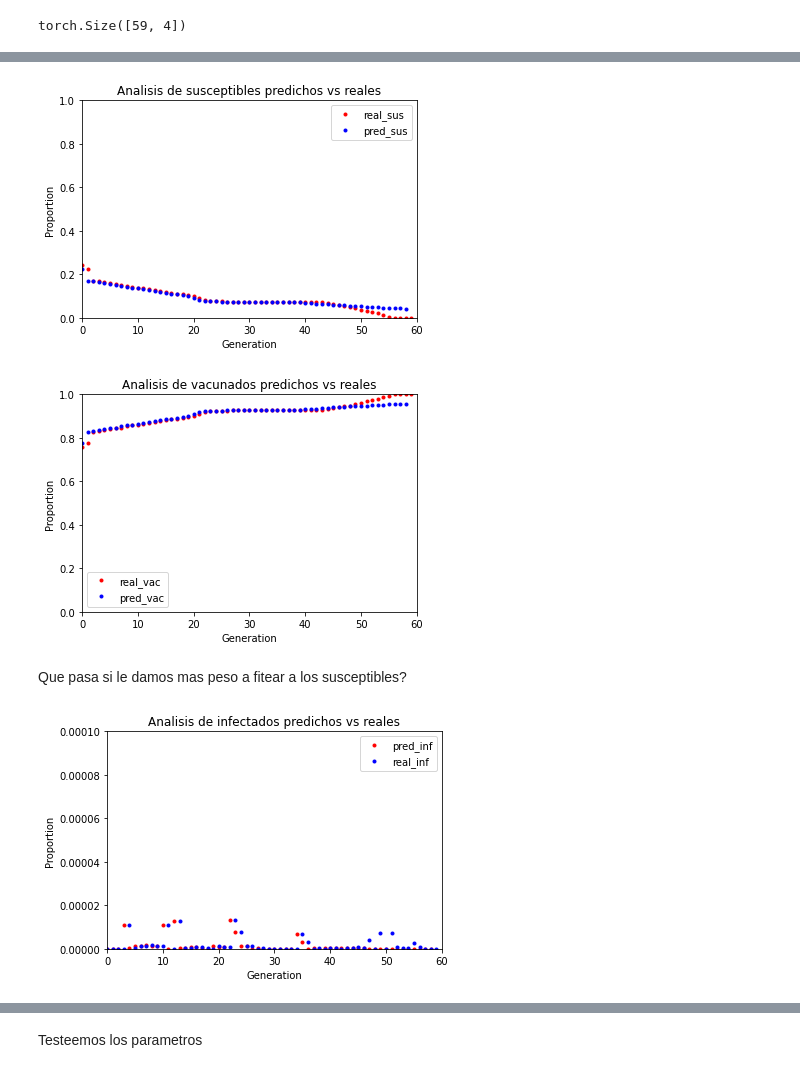
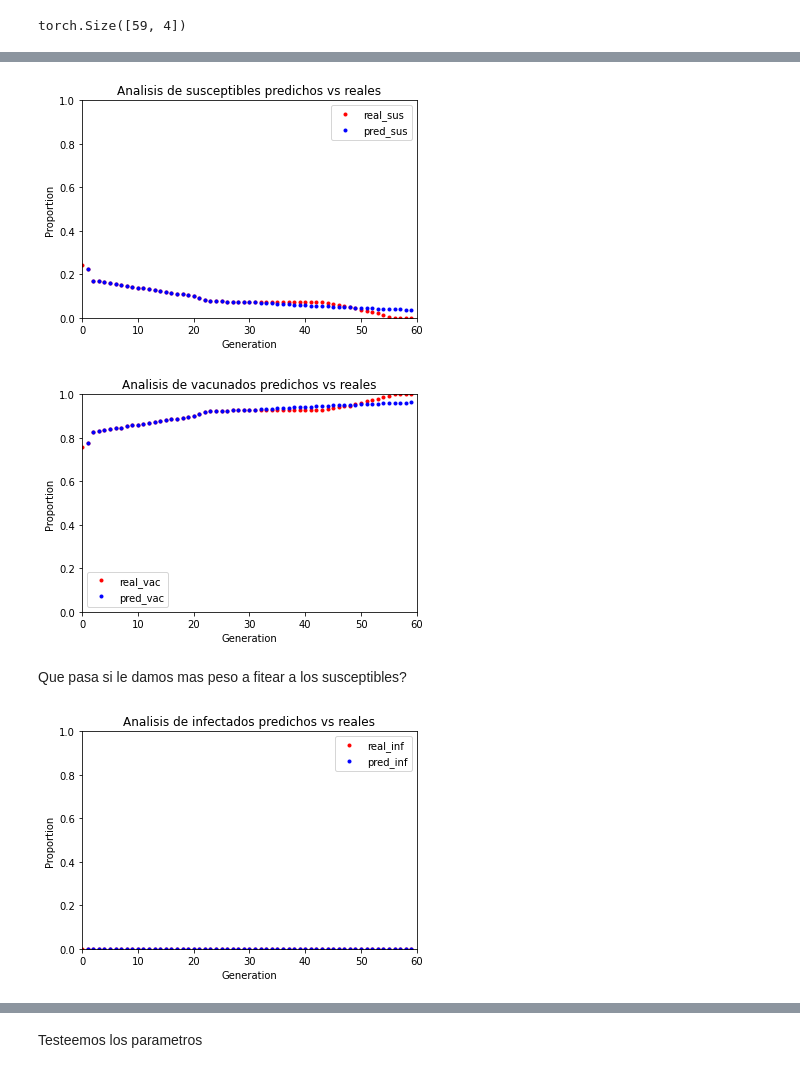
Before and after one commit to axel-sirota/simuladores-unlam, a Jupyter notebook: notebooks/SIRV_Pytorch-parotiditis.ipynb, the cells around one changed output, grey strips where cells are left out. Drawn from its saved outputs; the diff is of its cells as text; code cells hidden in the pictures.

```diff
--- a/notebooks/SIRV_Pytorch-parotiditis.ipynb
+++ b/notebooks/SIRV_Pytorch-parotiditis.ipynb
@@ -104,6 +104,7 @@ class SIRV(nn.Module):
         torch.nn.init.xavier_uniform_(self.lambda1.weight, gain=0.01)
         torch.nn.init.xavier_uniform_(self.lambda2.weight, gain=0.01)
         torch.nn.init.xavier_uniform_(self.lambda3.weight, gain=0.01)
+
         self.epsilon = epsilon
 
     def forward(self, x, size_of_starter_set, amount_of_prediction_in_future):
@@ -115,16 +116,18 @@ class SIRV(nn.Module):
         for i in range(size_of_starter_set,amount_of_prediction_in_future):
             a = ns[i-1].clone()
             ns[i][0] = a[0].view(1,1) - self.lambda1(a[0]*a[1].view(1,1)) - self.lambda2(a[0].view(1,1))
-            ns[i][1] = a[1].view(1,1) + self.lambda1(a[0]*a[1].view(1,1)) - self.lambda3(a[1].view(1,1))  - self.lambda2(a[1].view(1,1))
+            ns[i][1] = a[1].view(1,1) + self.lambda1(a[0]*a[1].view(1,1)) - self.lambda3(a[1].view(1,1))
             ns[i][2] = a[2].view(1,1) + self.lambda3(a[1].view(1,1))
-            ns[i][3] = a[3].view(1,1) + self.lambda2(a[0].view(1,1)) + self.lambda2(a[1].view(1,1))
-        return ns[1:].reshape(-1,4)
+            ns[i][3] = a[3].view(1,1) + self.lambda2(a[0].view(1,1))
+        b = torch.div(ns, ns.sum(axis=1).reshape(-1,1)).clone()
+        return b[1:].reshape(-1,4)
 # %%
 def loss_custom(pred, actual):
     loss_func = nn.SmoothL1Loss()
     loss_big = loss_func(pred[:,3], actual[:,3]) + loss_func(pred[:,0], actual[:,0])
-    loss_small = loss_func(pred[:,1], actual[:,1]) + loss_func(pred[:,2], actual[:,2])
-    return 1000*loss_small + loss_big
+    loss_inf = loss_func(pred[:,1], actual[:,1])
+    loss_recov =  loss_func(pred[:,2], actual[:,2])
+    return 100000*loss_inf + 1000*loss_recov + loss_big
 # %%
 y = torch.from_numpy(data_numpy.astype(np.float32))
 # %%
@@ -215,8 +223,8 @@ import matplotlib.pyplot as plt
 %matplotlib inline
 
 best_fold_size = min(losses, key=losses.get)
-model = torch.load(f'{enfermedad}_{best_fold_size}.pkl')
-torch.save(model, f'{enfermedad}.pkl')
+model = torch.load(f'{model_checkpoint_folder}/{enfermedad}_{best_fold_size}.pkl')
+torch.save(model, f'models/trained_models/{enfermedad}.pkl')
 
 y = torch.from_numpy(data_numpy.astype(np.float32))
 res = model(y, size_of_starter_set=best_fold_size, amount_of_prediction_in_future=len(y))
@@ -241,8 +272,8 @@ os.makedirs(f'figures/{enfermedad}', exist_ok=True)
 # %%
 predicted_susceptible = res[:,0].detach().numpy()
 real_susceptible = y[:,0].detach().numpy()
-plt.plot(real_susceptible, color = 'r', linewidth=0, marker='.', label='real_sus')
-plt.plot(predicted_susceptible, color = 'b', linewidth=0, marker='.', label='pred_sus')
+plt.plot(data.index, real_susceptible, color = 'r', linewidth=0, marker='.', label='real_sus')
+plt.plot(data.index[1:], predicted_susceptible, color = 'b', linewidth=0, marker='.', label='pred_sus')
 plt.ylim(0, 1)
 plt.xlim(0,len(y))
 plt.ylabel('Proportion')
@@ -251,12 +282,12 @@ plt.title('Analisis de susceptibles predichos vs reales')
 plt.legend()
 plt.savefig(f'figures/{enfermedad}/accumul_prediction.png', format='png', linewidth = 0.01)
 # %% [output]
-[figure, old version]
+[figure, new version]
 # %%
 predicted_vaccinated = res[:,3].detach().numpy()
 real_vaccinated = y[:,3].detach().numpy()
-plt.plot(real_vaccinated, color = 'r', linewidth=0, marker='.', label='real_vac')
-plt.plot(predicted_vaccinated, color = 'b', linewidth=0, marker='.', label='pred_vac')
+plt.plot(data.index, real_vaccinated, color = 'r', linewidth=0, marker='.', label='real_vac')
+plt.plot(data.index[1:], predicted_vaccinated, color = 'b', linewidth=0, marker='.', label='pred_vac')
 plt.ylim(0, 1)
 plt.xlim(0,len(y))
 plt.ylabel('Proportion')
@@ -265,23 +296,24 @@ plt.title('Analisis de vacunados predichos vs reales')
 plt.legend()
 plt.savefig(f'figures/{enfermedad}/accumul_prediction_vaccinated.png', format='png', linewidth = 0.01)
 # %% [output]
-[figure, old version]
+[figure, new version]
 # %% [markdown]
 Que pasa si le damos mas peso a fitear a los susceptibles?
 # %%
 predicted_infected = res[:,1].detach().numpy()
 real_infected = y[:,1].detach().numpy()
-plt.plot(predicted_infected, color = 'r', linewidth=0, marker='.', label='pred_inf')
-plt.plot(real_infected, color = 'b', linewidth=0, marker='.', label='real_inf')
-plt.ylim(0, 0.0001)
+plt.plot(data.index, real_infected, color = 'r', linewidth=0, marker='.', label='real_inf')
+plt.plot(data.index[1:], predicted_infected, color = 'b', linewidth=0, marker='.', label='pred_inf')
+# plt.yscale('log')
 plt.xlim(0,len(y))
+plt.ylim(0,1)
 plt.ylabel('Proportion')
 plt.xlabel('Generation')
 plt.title('Analisis de infectados predichos vs reales')
 plt.legend()
 plt.savefig(f'figures/{enfermedad}/accumul_infected.png', format='png', linewidth = 0.01)
 # %% [output]
-[figure, old version]
+[figure, new version]
 # %%
 predicted_recov = res[:,2].detach().numpy()
 real_recov = y[:,2].detach().numpy()
```
Also changed, not shown: parts of 22 cells of this notebook, 32 other files.
